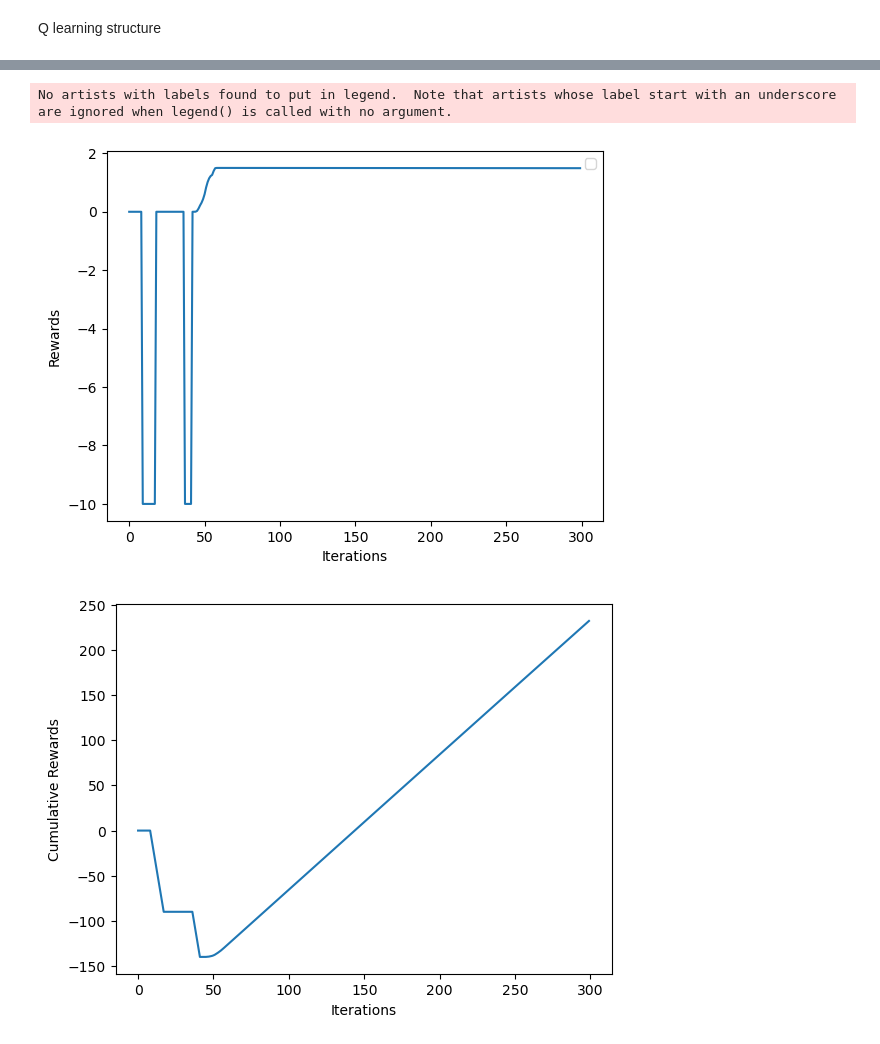
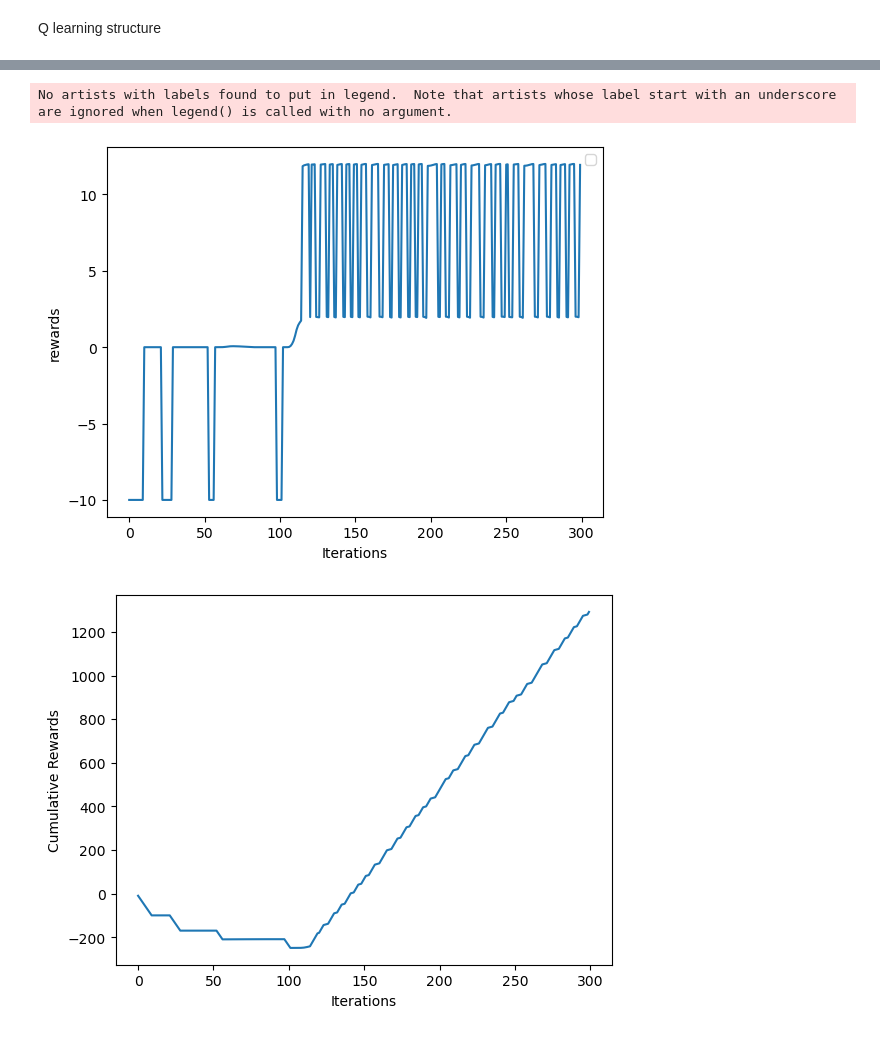
Before and after one commit to Yuanmou1212/gym-unbalanced-disk, a Jupyter notebook: Qlearning_v4.ipynb, the cells around one changed output, grey strips where cells are left out. Saved outputs shown, nothing was run; the diff lists cells and outputs as text; code cells hidden in the pictures.

```diff
--- a/Qlearning_v4.ipynb
+++ b/Qlearning_v4.ipynb
@@ -192,20 +196,17 @@ def Qlearn_tab(env_new,env_old,nsteps=8000,callbackfreq=100,alpha=0.2,eps=0.8,ga
 # %%
-from matplotlib import pyplot as plt   # 循环的方式要修改！不需要得到out和时间，看角度和速度！
-#env = gym_unbalanced_disk.UnbalancedDisk_sincos(dt=0.025, umax=3.)
-env = gym.make('unbalanced-disk-sincos-v0', dt=0.025, umax=3.)
-#for num_act in [100,140,180,220,240,260,280,300]: # Firstly only test action
-env = gym.wrappers.time_limit.TimeLimit(env,max_episode_steps=2_000)
-num_act=3
-env_new = DiscretizeWrapper(env,num_obs=[20,20,40],num_act=num_act)
+# from matplotlib import pyplot as plt   # 循环的方式要修改！不需要得到out和时间，看角度和速度！
 
-print('num_act=',num_act)
-#Qmat, ep_lengths_steps, ep_lengths = Qlearn_tab(env_new=env_new,env_old=env, nsteps=400_000)
-Qmat,obs_record,step_count,reward_record = Qlearn_tab(env_new=env_new,env_old=env, nsteps=50_000,alpha=0.7,eps=0.1,gamma=0.99)
+# env = gym.make('unbalanced-disk-sincos-v0', dt=0.025, umax=3.)
+
+# env = gym.wrappers.time_limit.TimeLimit(env,max_episode_steps=2_000)
+# num_act=3
+# env_new = DiscretizeWrapper(env,num_obs=[20,20,40],num_act=num_act)
+
+# print('num_act=',num_act)
+# #Qmat, ep_lengths_steps, ep_lengths = Qlearn_tab(env_new=env_new,env_old=env, nsteps=400_000)
+# Qmat,obs_record,step_count,reward_record = Qlearn_tab(env_new=env_new,env_old=env, nsteps=50_000,alpha=0.7,eps=0.1,gamma=0.99)
 
 
-#plt.plot(ep_lengths_steps,roll_mean(ep_lengths,start=3000),label=str(num_act)) #c)   总步骤数量一样，为什么有的print的多，有的少？？
 
-#plt.legend()
-#plt.show()
 
 # Big notice, env UnbalancedDisk  setp will always output False, means  done is always False , cause, it dosen't reach the goal at all!
@@ -240,6 +238,17 @@ plt.show()
 # %%
+import pickle
+from collections import defaultdict
 ## load the Qmat (only for Qmat already saved)
-#Qmat = np.load('Qmat_tabularQ.npy')
+#
+with open('my_Qmat.pkl', 'rb') as file:
+    Qmat = pickle.load(file)
+
+env = gym.make('unbalanced-disk-sincos-v0', dt=0.025, umax=3.)
+
+env = gym.wrappers.time_limit.TimeLimit(env,max_episode_steps=2_000)
+num_act=3
+env_new = DiscretizeWrapper(env,num_obs=[20,20,40],num_act=num_act)
+
 
 obs = env_new.reset()  #
 cum = 0
@@ -264,7 +273,4 @@ try:                   # 既然没法通过goal reach time来看出哪个更好
         print(obs,reward,action,done,info)
 finally:
     env_new.close()
-
-# save the Qmat
-np.save('Qmat_tabularQ.npy', Qmat)
 # %% [output]
@@ -292,13 +298,13 @@ plt.plot(vel,label='$|\omega|$')
 plt.plot([np.pi]*len(th),'--',label='$\pi$')
 plt.plot([-np.pi]*len(th),'--',label='$-\pi$')
 plt.xlabel('Iteration')
-plt.ylabel(r'[$\ rad$] for angle; [rad/s] for velocity')
+plt.ylabel(r'angle[$\ rad$] ;   velocity [rad/s]')
 plt.legend()
 plt.show()
 
 plt.plot(reward_record)
 plt.xlabel('Iterations')
-plt.ylabel('Rewards')
+plt.ylabel('rewards')
 plt.legend()
 plt.show()
 
@@ -311,3 +317,3 @@ plt.show()
 No artists with labels found to put in legend.  Note that artists whose label start with an underscore are ignored when legend() is called with no argument.
-[figure, old version]
+[figure, new version]
-[figure, old version]
+[figure, new version]
```
Also changed, not shown: parts of 11 cells of this notebook, 12 other files.
